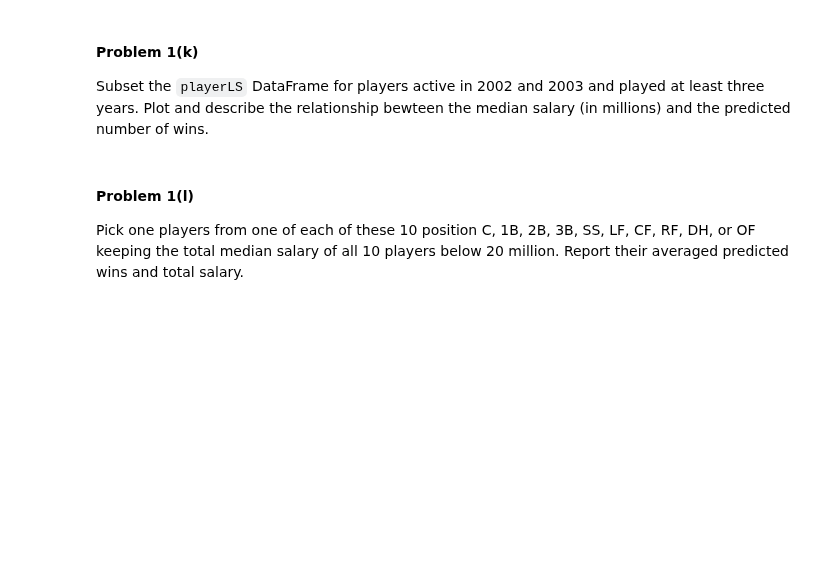
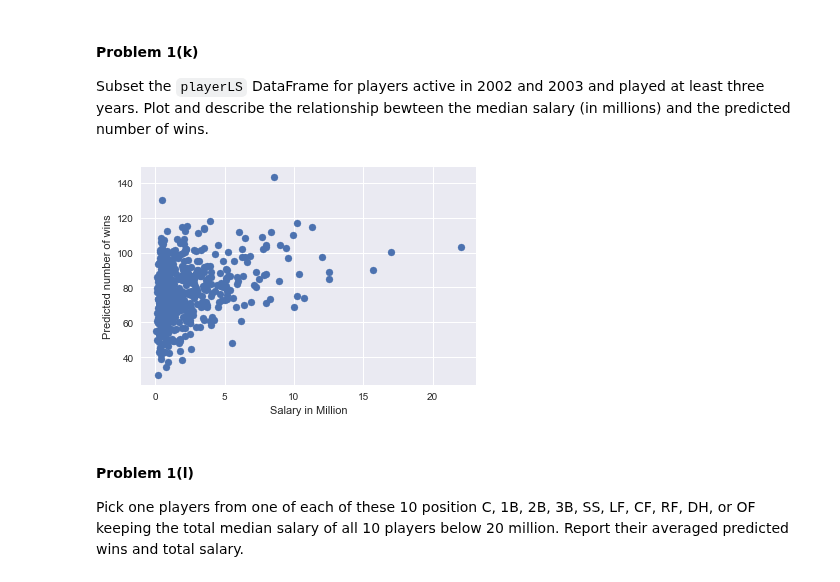
Before and after one commit to Theerit/2014, a Jupyter notebook: homework/HW3.ipynb, the cells around one changed output. Saved outputs shown, nothing was run; the diff lists cells and outputs as text; code cells hidden in the pictures; blank space fills up the shorter version.

```diff
--- a/homework/HW3.ipynb
+++ b/homework/HW3.ipynb
@@ -356,0 +350,12 @@ Subset the `playerLS` DataFrame for players active in 2002 and 2003 and played a
+# %%
+### Your code here ###
+playerSub = playerLS[(playerLS.careerstart <=2002) & (playerLS.careerend <=2003)&
+                     (playerLS.careerend-playerLS.careerstart >=3)]
+x = playerSub.salary/10**6
+y = playerSub.OPW
+plt.scatter(x,y)
+plt.xlabel('Salary in Million')
+plt.ylabel('Predicted number of wins')
+plt.show()
+# %% [output]
+[figure, added]
```
Also changed, not shown: parts of 3 cells of this notebook.
